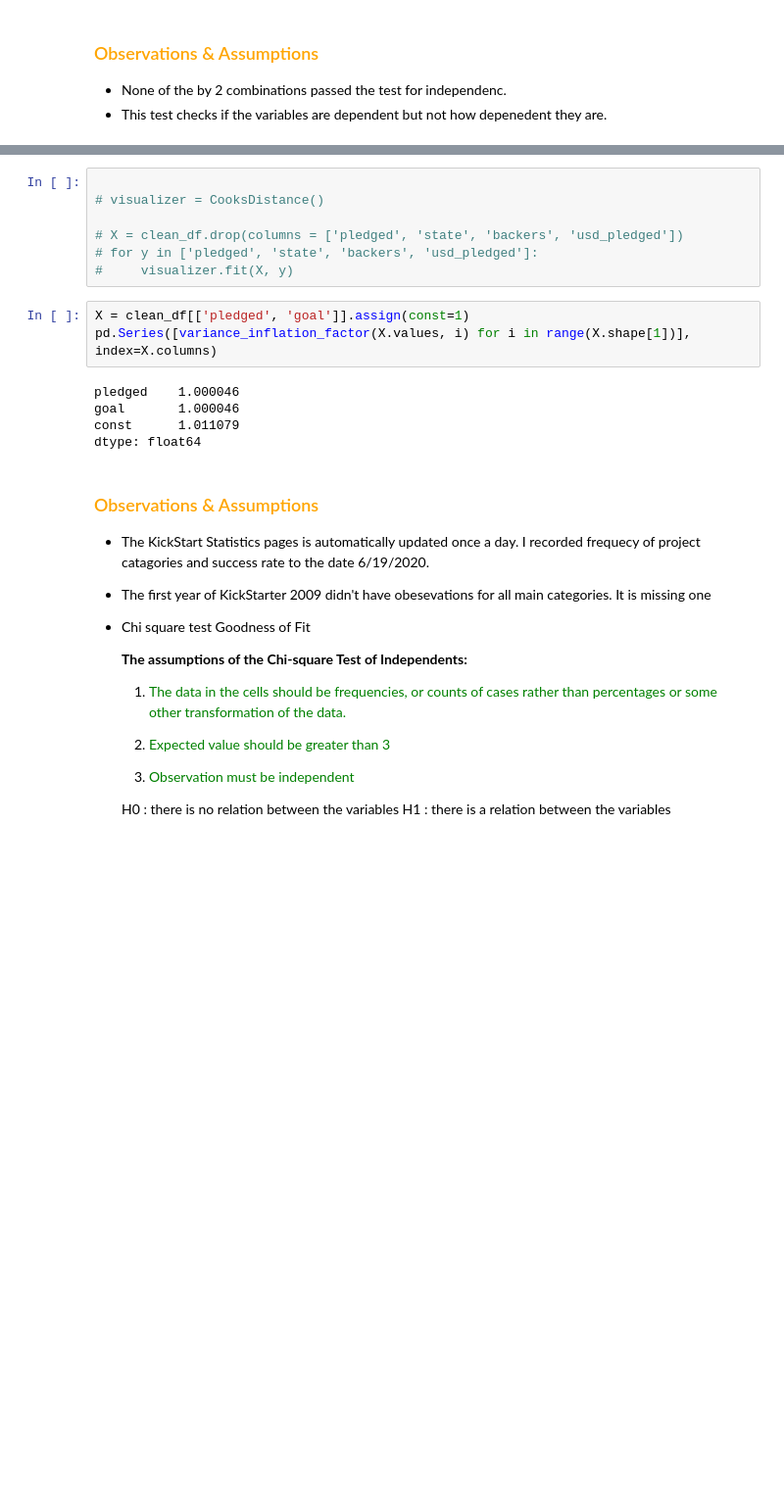
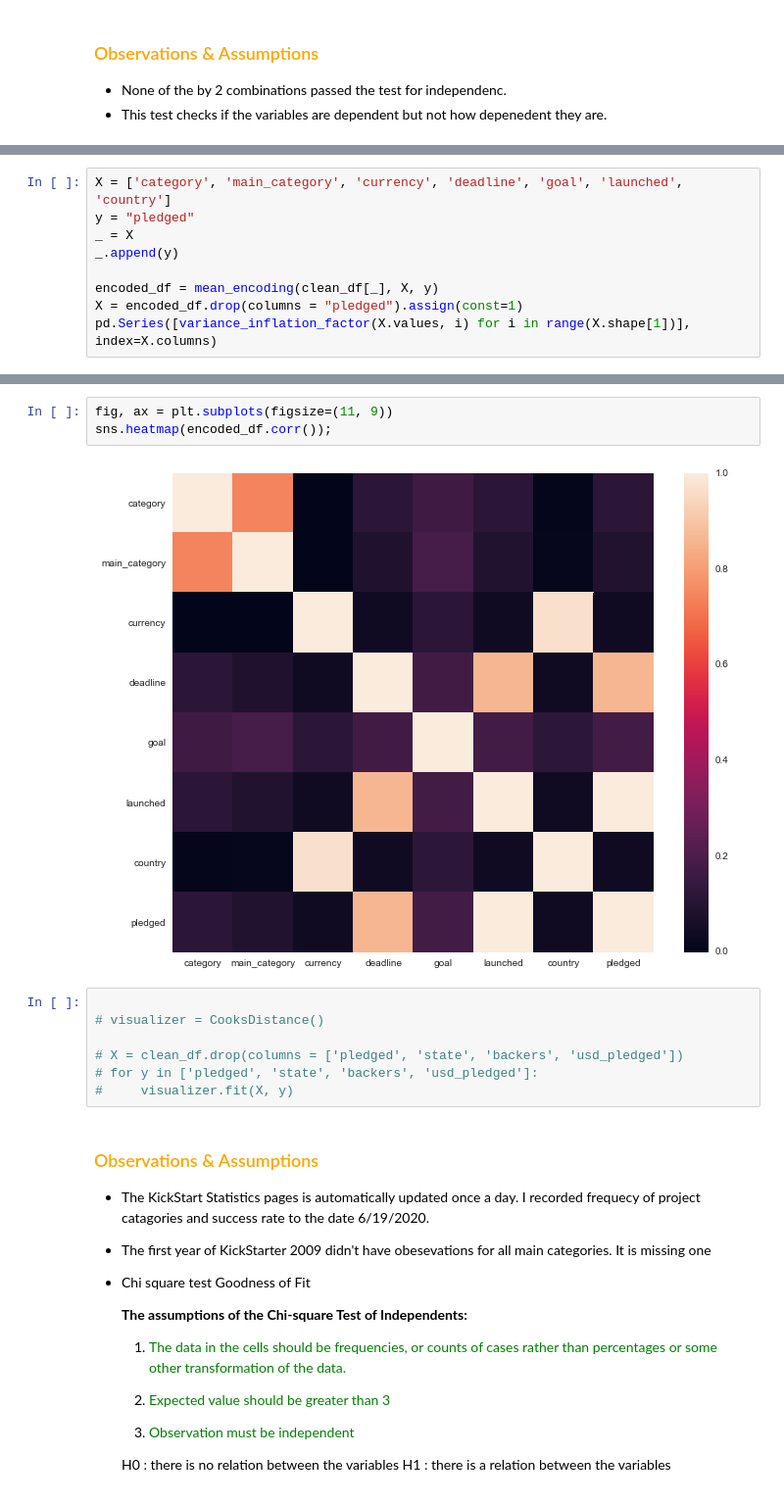
Before and after one commit to LaurentStar/Kick-Starter-Analysis, a Jupyter notebook: Exploratory_Data_Analysis.ipynb, the cells around one changed output, grey strips where cells are left out. Shown at 98% size. Cells and saved outputs as stored; diff of their text form; blank space fills up the shorter version.

Commit message:
VIF fit graphs, observations

```diff
--- a/Exploratory_Data_Analysis.ipynb
+++ b/Exploratory_Data_Analysis.ipynb
@@ -540,0 +560,9 @@ Dependent (reject H0)
+# %%
+X = ['category', 'main_category', 'currency', 'deadline', 'goal', 'launched', 'country']
+y = "pledged"
+_ = X
+_.append(y)
+
+encoded_df = mean_encoding(clean_df[_], X, y)
+X = encoded_df.drop(columns = "pledged").assign(const=1)
+pd.Series([variance_inflation_factor(X.values, i) for i in range(X.shape[1])], index=X.columns)
@@ -541,3 +579,8 @@ Dependent (reject H0)
+# %%
+fig, ax = plt.subplots(figsize=(11, 9))
+sns.heatmap(encoded_df.corr());
+# %% [output]
+[figure, added]
 # %%
 
 # visualizer = CooksDistance()
@@ -545,14 +588,6 @@ Dependent (reject H0)
 # X = clean_df.drop(columns = ['pledged', 'state', 'backers', 'usd_pledged'])
 # for y in ['pledged', 'state', 'backers', 'usd_pledged']:
 #     visualizer.fit(X, y)
-# %%
-X = clean_df[['pledged', 'goal']].assign(const=1)
-pd.Series([variance_inflation_factor(X.values, i) for i in range(X.shape[1])], index=X.columns)
-# %% [output]
-pledged    1.000046
-goal       1.000046
-const      1.011079
-dtype: float64
 # %% [markdown]
 ### <span style="color:orange">Observations & Assumptions </span>
 
```
Also changed, not shown: parts of 7 cells of this notebook, 1 other file.
